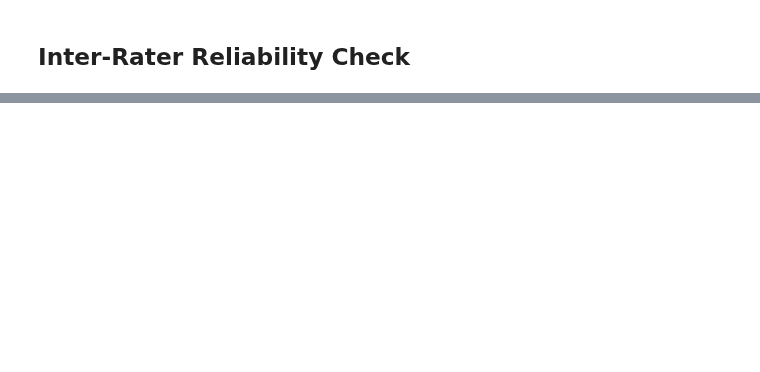
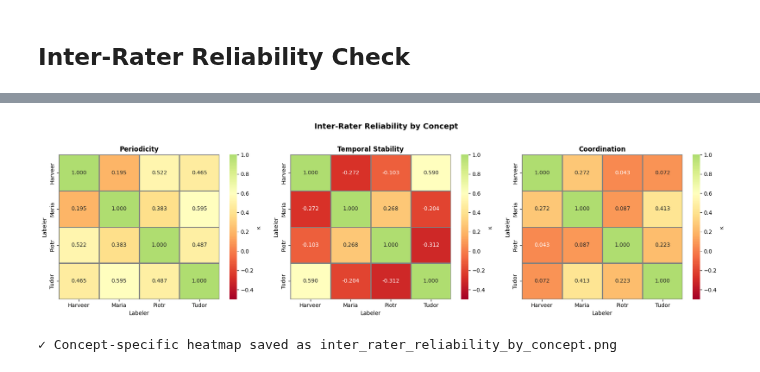
Before and after one commit to tudormatei/dsai-project, a Jupyter notebook: labeling_interface.ipynb, the cells around one changed output, grey strips where cells are left out. Saved outputs shown, nothing was run; the diff lists cells and outputs as text; code cells hidden in the pictures; blank space fills up the shorter version.

```diff
--- a/labeling_interface.ipynb
+++ b/labeling_interface.ipynb
@@ -311,0 +243,54 @@ INTER-RATER RELIABILITY
+# %%
+# Create concept-specific heatmaps
+fig, axes = plt.subplots(1, 3, figsize=(18, 5))
+
+for idx, concept in enumerate(concepts):
+    concept_matrix = np.zeros((n_labelers, n_labelers))
+
+    for i, labeler1 in enumerate(labelers):
+        for j, labeler2 in enumerate(labelers):
+            if i == j:
+                concept_matrix[i, j] = 1.0
+            elif i < j:
+                df1 = dfs[labeler1]
+                df2 = dfs[labeler2]
+
+                merged = pd.merge(df1[['window_idx', concept]],
+                                  df2[['window_idx', concept]],
+                                  on='window_idx',
+                                  suffixes=('_1', '_2'))
+
+                labels1 = (merged[f'{concept}_1'] * 2).astype(int)
+                labels2 = (merged[f'{concept}_2'] * 2).astype(int)
+                kappa = cohen_kappa_score(labels1, labels2)
+
+                concept_matrix[i, j] = kappa
+                concept_matrix[j, i] = kappa
+
+    sns.heatmap(concept_matrix,
+                annot=True,
+                fmt='.3f',
+                cmap='RdYlGn',
+                center=0.6,
+                vmin=-0.5,
+                vmax=1.0,
+                xticklabels=[l.capitalize() for l in labelers],
+                yticklabels=[l.capitalize() for l in labelers],
+                cbar_kws={'label': 'κ'},
+                linewidths=1,
+                linecolor='gray',
+                ax=axes[idx])
+
+    axes[idx].set_title(concept.replace('_', ' ').title(), fontsize=12, fontweight='bold')
+    axes[idx].set_xlabel('Labeler', fontsize=10)
+    axes[idx].set_ylabel('Labeler', fontsize=10)
+
+plt.suptitle('Inter-Rater Reliability by Concept', fontsize=14, fontweight='bold', y=1.02)
+plt.tight_layout()
+plt.savefig('inter_rater_reliability_by_concept.png', dpi=300, bbox_inches='tight')
+plt.show()
+
+print('✓ Concept-specific heatmap saved as inter_rater_reliability_by_concept.png')
+# %% [output]
+[figure, added]
+✓ Concept-specific heatmap saved as inter_rater_reliability_by_concept.png
```
Also changed, not shown: parts of 10 cells of this notebook, 2 other files.
